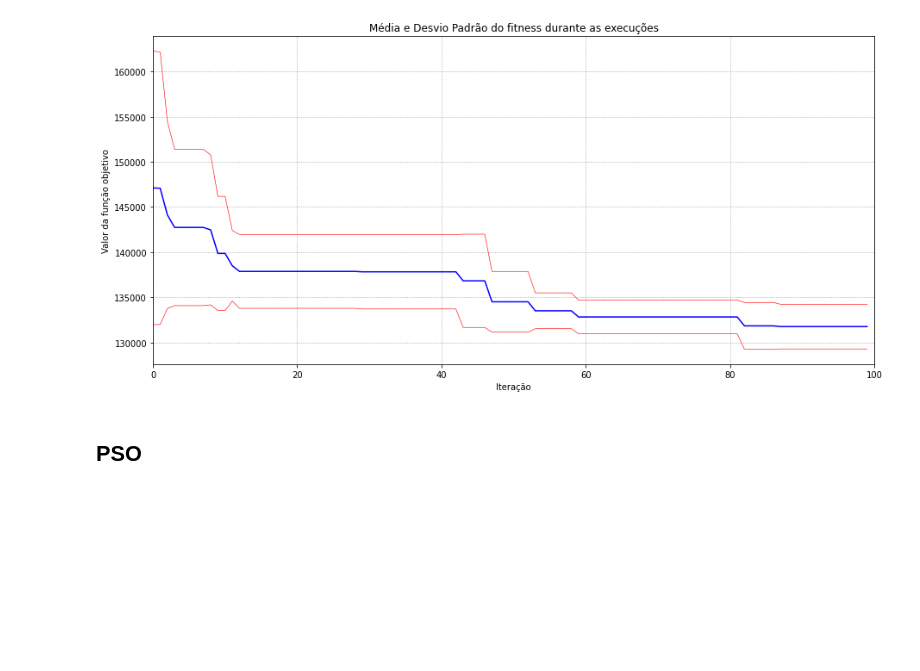
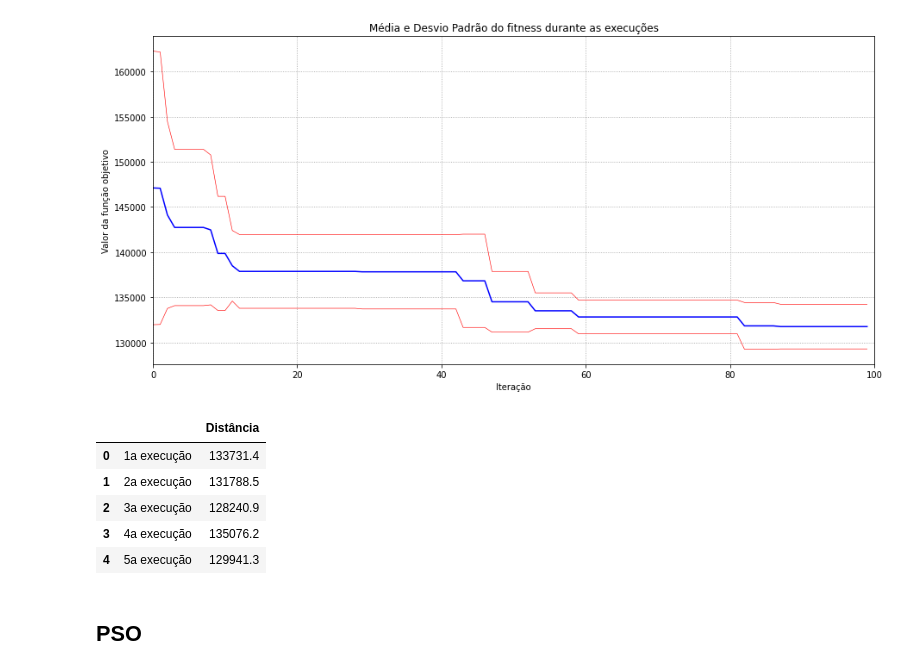
Before and after one commit to pinho/meta-cvrpy, a Jupyter notebook: Presentation.ipynb, the cells around one changed output. Cells and saved outputs as stored; diff of their text form; code cells hidden in the pictures; blank space fills up the shorter version.

```diff
--- a/Presentation.ipynb
+++ b/Presentation.ipynb
@@ -183,5 +181,16 @@ fig.savefig('RandomWalk-cvrp-0-pa-101.png')
 # %% [output]
 [figure]
+# %%
+from pandas import DataFrame
+d = { '':[f'{i+1}a execução' for i in range(res.num_executions)], 'Distância':[s.fitness for s in res.solutions] }
+DataFrame(data=d)
+# %% [output]
+|  |  | Distância |
+| 0 | 1a execução | 133731.4 |
+| 1 | 2a execução | 131788.5 |
+| 2 | 3a execução | 128240.9 |
+| 3 | 4a execução | 135076.2 |
+| 4 | 5a execução | 129941.3 |
 # %% [markdown]
 ## PSO
 # %%
```
Also changed, not shown: parts of 6 cells of this notebook, 5 other files.
